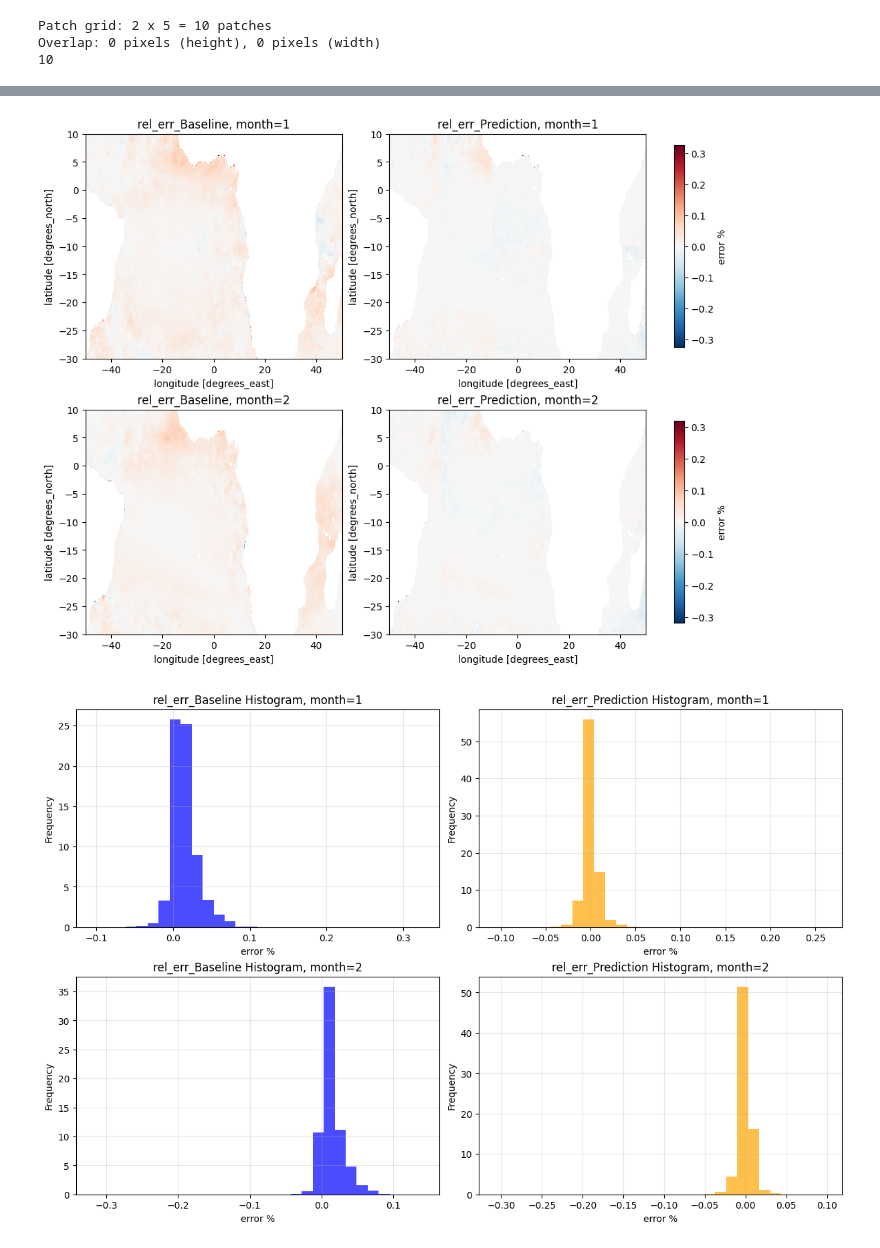
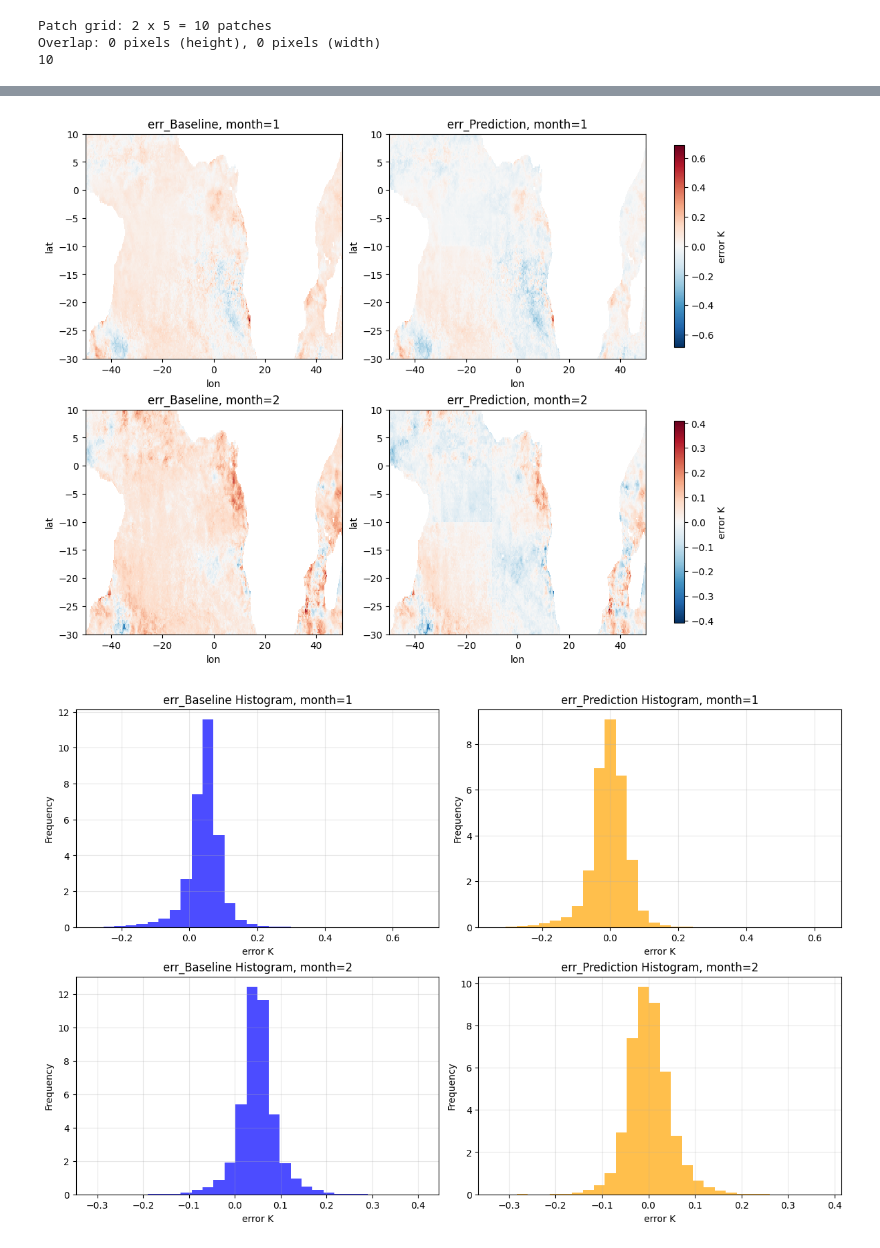
Before and after one commit to ESMValGroup/ClimaNet, a Jupyter notebook: notebooks/example.ipynb, the cells around one changed output, grey strips where cells are left out. Cells and saved outputs as stored; diff of their text form; code cells hidden in the pictures.

```diff
--- a/notebooks/example.ipynb
+++ b/notebooks/example.ipynb
@@ -28,3 +15,17 @@ lsm_mask = lsm_mask.rename({'latitude': 'lat', 'longitude': 'lon'})
+# %%
+# without diurnal cycle
+data_folder = Path("./eso4clima/dc_data")
+var_name = "tos"
+
+file_names = [data_folder / f"202101_hr_ERA5dc_masked_{var_name}.nc", data_folder / f"202102_hr_ERA5dc_masked_{var_name}.nc"]
+daily_data = xr.open_mfdataset(file_names)
+
+file_names = [data_folder / f"202101_mon_ERA5dc_full_{var_name}.nc", data_folder / f"202102_mon_ERA5dc_full_{var_name}.nc"]
+monthly_data = xr.open_mfdataset(file_names)
+
+file_name = data_folder / "era5_lsm_bool.nc"  # downloded from era5 and regridded using the function `regrid_to_boundary_centered_grid`
+lsm_mask = xr.open_dataset(file_name)
+lsm_mask = lsm_mask.rename({'latitude': 'lat', 'longitude': 'lon'})
 # %% [markdown]
 ## Subset data (for fast example)
 # %%
@@ -138,12 +124,13 @@ num_patches = (20, 20)
 spatial_patch_size = (patch_size[1]*num_patches[0], patch_size[2]*num_patches[1])
 
 dataset = STDataset(
-    daily_da=daily_subset["ts"],
-    monthly_da=monthly_subset_res["ts"],
+    daily_da=daily_subset[var_name],
+    monthly_da=monthly_subset_res[var_name],
     land_mask=lsm_subset["lsm"],
     patch_size=spatial_patch_size,  # based on the patch_size in model
     sh_embed_dim=96,
     sh_order_L = 10,
+    is_hourly=True,
 )
 print(len(dataset))
 # %% [output]
@@ -157,6 +144,6 @@ predictions_res = predict_monthly_var(
 )
 # %%
 # add to monthly average
-predictions = daily_subset_averaged["ts"] + predictions_res["predictions"]
+predictions = daily_subset_averaged[var_name] + predictions_res["predictions"]
 # %%
 ocean = ~lsm_subset["lsm"].values
@@ -168,16 +155,15 @@ plot_results(masked_target, masked_pred, label="SST K", title=("Target", "Predic
 # %%
-rel_err_baseline = (monthly_subset["ts"] - daily_subset_averaged["ts"]) / monthly_subset["ts"]  # M - mean(D)
-
-rel_err_predictions = (monthly_subset["ts"] - predictions) / monthly_subset["ts"]  # M - M_hat
+err_baseline = (monthly_subset[var_name] - daily_subset_averaged[var_name])  # M - mean(D)
+err_predictions = (monthly_subset[var_name] - predictions)  # M - M_hat
 
 ocean = ~lsm_subset["lsm"].values
-masked_err_baseline = rel_err_baseline.where(ocean) * 100
-masked_err_predictions = rel_err_predictions.where(ocean) * 100
+masked_err_baseline = err_baseline.where(ocean)
+masked_err_predictions = err_predictions.where(ocean)
 
-plot_results(masked_err_baseline, masked_err_predictions, label="error %", title=("rel_err_Baseline", "rel_err_Prediction"), error=True)
+plot_results(masked_err_baseline, masked_err_predictions, label="error K", title=("err_Baseline", "err_Prediction"), error=True)
 # %% [output]
-[figure, old version]
+[figure, new version]
 # %%
-plot_histograms(masked_err_baseline, masked_err_predictions, label="error %", title=("rel_err_Baseline", "rel_err_Prediction"))
+plot_histograms(masked_err_baseline, masked_err_predictions, label="error K", title=("err_Baseline", "err_Prediction"))
 # %% [output]
-[figure, old version]
+[figure, new version]
```
Also changed, not shown: parts of 10 cells of this notebook.
